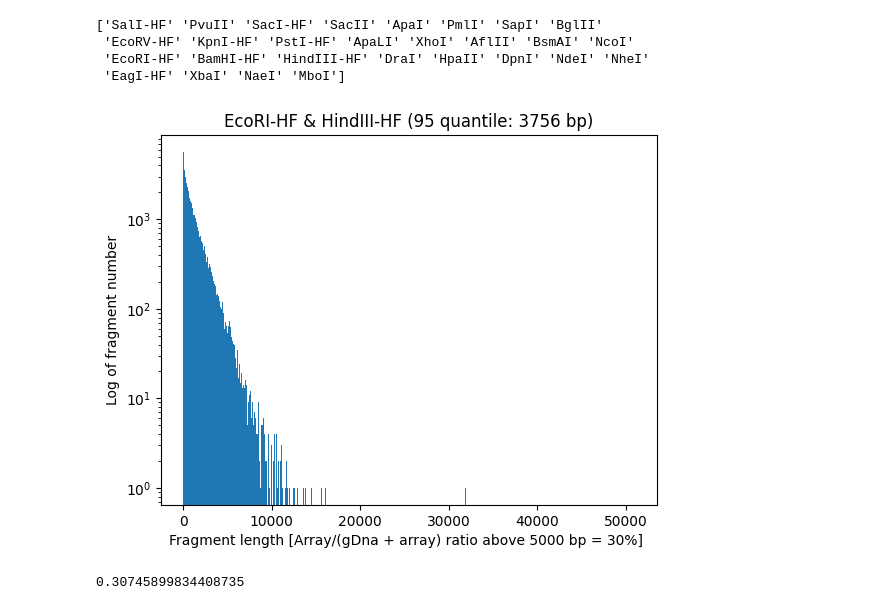
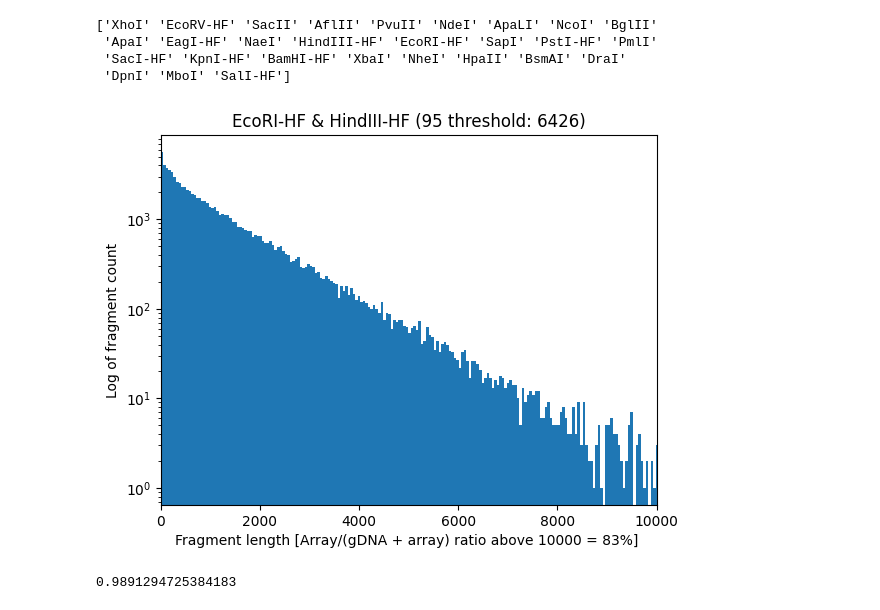
Before and after one commit to JeromeeX/wormdigester, a Jupyter notebook: wormdigester.ipynb, the cells around one changed output. Cells and saved outputs as stored; diff of their text form; code cells hidden in the pictures.

Commit message:
Replaced 95 quantile with 95 threshold (much alike Z-score in normal distribution)

```diff
--- a/wormdigester.ipynb
+++ b/wormdigester.ipynb
@@ -66,6 +66,5 @@ enzyme_list.query('Chr == "I"')
 414041 rows × 3 columns
 # %%
-import seaborn as sns
 import matplotlib.pyplot as plt
 import numpy as np
 import math
@@ -102,36 +101,53 @@ def digest(zyme1, zyme2, cutoff):
         # Making the difference between the adjacent two items in the list
 
     above_cutoff = []
+    genomesize = 0
     for fragment in all_chr_fragment_lengths:
         if fragment >= cutoff:
             above_cutoff.append(fragment)
+        genomesize += fragment
     total_basepair = 0
     for i in above_cutoff:
         total_basepair += i
-    ratio = 5000000/(5000000 + total_basepair)
+    ratio = 5500000/(5500000 + total_basepair)
+    depletion = (genomesize - total_basepair)/genomesize
+    # Calculating the ratio of arrays in fragments above cutoff size, also the proportion of depleted gDNA
 
     plt.hist(all_chr_fragment_lengths, bins=1000)
     plt.yscale('log')
     #plt.xscale("log")
-    q95 = np.quantile(all_chr_fragment_lengths, q=0.95)
-    plt.xlabel("Fragment length" + " [Array/(gDna + array) ratio above " + str(cutoff) + " bp = " + str(int(ratio*100)) + "%] ")
-    plt.ylabel("Log of fragment number")
+    plt.xlim(0, cutoff)
+
+    all_chr_fragment_lengths.sort()
+    t95 = sum(all_chr_fragment_lengths) * 0.95
+    basepaircount = 0
+    for i in all_chr_fragment_lengths:
+        if basepaircount < t95:
+            basepaircount += i
+        else:
+            cutoff_mark = i
+            break
+    t95 = cutoff_mark
+    # Calculating the 95% threshold
+
+    plt.xlabel("Fragment length" + " [Array/(gDNA + array) ratio above " + str(cutoff) + " = " + str(int(ratio*100)) + "%] ")
+    plt.ylabel("Log of fragment count")
     if zyme1 == zyme2:
-        plt.title(str(zyme1 + " (95 quantile: " + str(round(q95)) + " bp)"))
+        plt.title(str(zyme1 + " (95 threshold: " + str(round(t95)) + ")"))
         plt.savefig(zyme1 + " cutoff = " + str(cutoff))
     else:
-        plt.title(str(zyme1 + ' & ' + zyme2 + " (95 quantile: " + str(round(q95)) + " bp)"))
+        plt.title(str(zyme1 + ' & ' + zyme2 + " (95 threshold: " + str(round(t95)) + ")"))
         plt.savefig(zyme1 + " & " + zyme2 + " cutoff = " + str(cutoff))
     plt.show()
 
-    return ratio
+    return depletion
 # %% [output]
-['SalI-HF' 'PvuII' 'SacI-HF' 'SacII' 'ApaI' 'PmlI' 'SapI' 'BglII'
- 'EcoRV-HF' 'KpnI-HF' 'PstI-HF' 'ApaLI' 'XhoI' 'AflII' 'BsmAI' 'NcoI'
- 'EcoRI-HF' 'BamHI-HF' 'HindIII-HF' 'DraI' 'HpaII' 'DpnI' 'NdeI' 'NheI'
- 'EagI-HF' 'XbaI' 'NaeI' 'MboI']
+['XhoI' 'EcoRV-HF' 'SacII' 'AflII' 'PvuII' 'NdeI' 'ApaLI' 'NcoI' 'BglII'
+ 'ApaI' 'EagI-HF' 'NaeI' 'HindIII-HF' 'EcoRI-HF' 'SapI' 'PstI-HF' 'PmlI'
+ 'SacI-HF' 'KpnI-HF' 'BamHI-HF' 'XbaI' 'NheI' 'HpaII' 'BsmAI' 'DraI'
+ 'DpnI' 'MboI' 'SalI-HF']
 # %%
-digest("EcoRI-HF", "HindIII-HF", 5000)
+digest("EcoRI-HF", "HindIII-HF", 10000)
 # %% [output]
-[figure, old version]
+[figure, new version]
-0.30745899834408735
+0.9891294725384183
```
Also changed, not shown: parts of 3 cells of this notebook, 5 other files.
